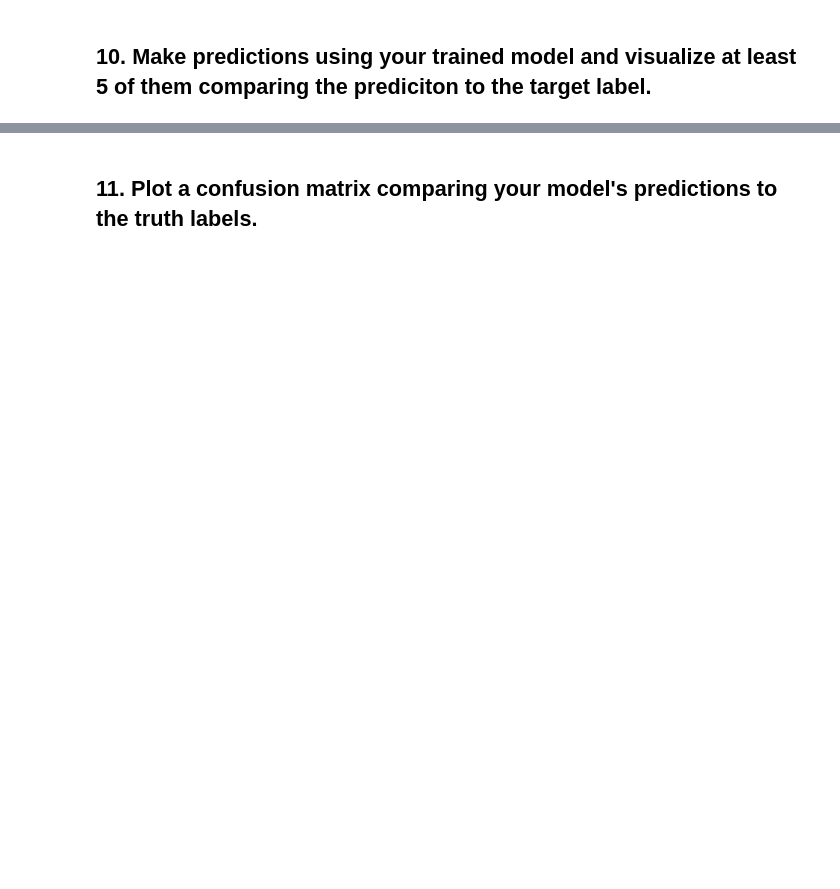
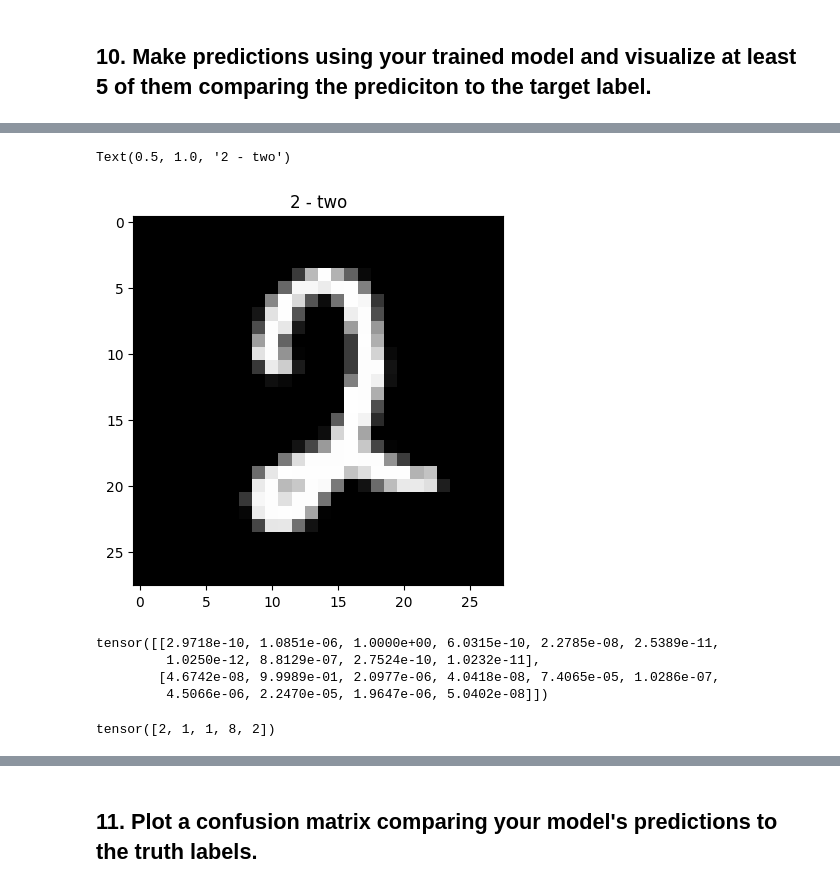
Before and after one commit to Cleign1/ZTM_Pytorch, a Jupyter notebook: 03_pytorch_computer_vision_exercises.ipynb, the cells around one changed output, grey strips where cells are left out. Cells and saved outputs as stored; diff of their text form; code cells hidden in the pictures; blank space fills up the shorter version.

```diff
--- a/03_pytorch_computer_vision_exercises.ipynb
+++ b/03_pytorch_computer_vision_exercises.ipynb
@@ -314,2 +284,12 @@ Train time on cuda: 87.615 seconds
 # %% [markdown]
 ## 10. Make predictions using your trained model and visualize at least 5 of them comparing the prediciton to the target label.
+# %%
+import random
+test_samples = []
+test_labels = []
+
+for sample, label in random.sample(list(test_data), k=5):
+    test_samples.append(sample)
+    test_labels.append(label)
+
+test_samples[0].shape
@@ -315,0 +298,3 @@ Train time on cuda: 87.615 seconds
+# %%
+test_classes = test_data.classes
+test_classes
@@ -315,0 +312,6 @@ Train time on cuda: 87.615 seconds
+# %%
+plt.imshow(test_samples[0].squeeze(), cmap='gray')
+plt.title(test_classes[test_labels[0]])
+# %% [output]
+Text(0.5, 1.0, '2 - two')
+[figure, added]
@@ -315,0 +320,16 @@ Train time on cuda: 87.615 seconds
+# %%
+pred_probs = make_predictions(model=model_1,
+                              data=test_samples,
+                              device=device)
+
+pred_probs[:2]
+# %% [output]
+tensor([[2.9718e-10, 1.0851e-06, 1.0000e+00, 6.0315e-10, 2.2785e-08, 2.5389e-11,
+         1.0250e-12, 8.8129e-07, 2.7524e-10, 1.0232e-11],
+        [4.6742e-08, 9.9989e-01, 2.0977e-06, 4.0418e-08, 7.4065e-05, 1.0286e-07,
+         4.5066e-06, 2.2470e-05, 1.9647e-06, 5.0402e-08]])
+# %%
+pred_classes = pred_probs.argmax(dim=1)
+pred_classes[:5]
+# %% [output]
+tensor([2, 1, 1, 8, 2])
```
Also changed, not shown: parts of 20 cells of this notebook.
